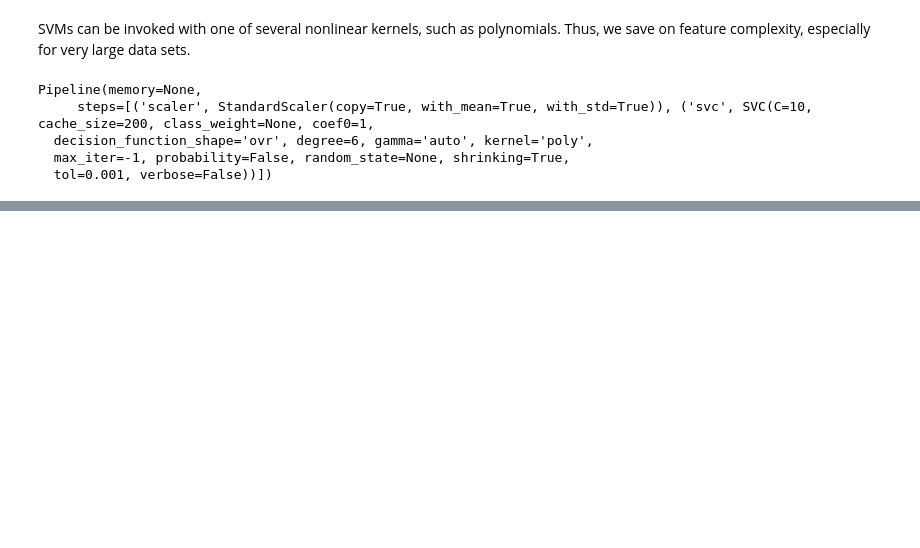
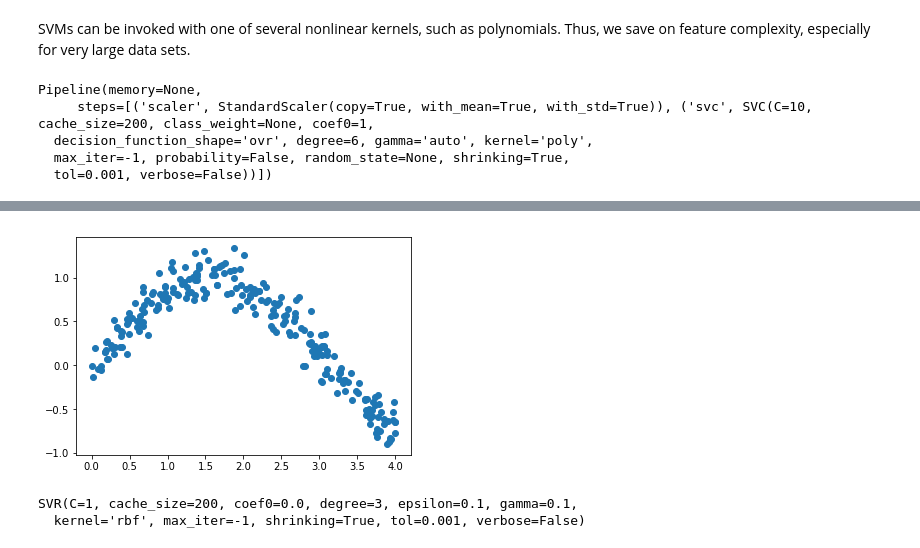
Before and after one commit to drpjm/python-ml-sandbox, a Jupyter notebook: Chapter05-SVM/SVM.ipynb, the cells around one changed output, grey strips where cells are left out. Saved outputs shown, nothing was run; the diff lists cells and outputs as text; code cells hidden in the pictures; blank space fills up the shorter version.

```diff
--- a/Chapter05-SVM/SVM.ipynb
+++ b/Chapter05-SVM/SVM.ipynb
@@ -192,0 +196,17 @@ plt.show()
+# %%
+# Make some data to fit with an SVR and polynomial kernel
+m = 250
+X = 4 * np.random.rand(m,1)
+y = np.sin(X).ravel() + 0.15 * np.random.randn(m,1).ravel()
+plt.scatter(X,y)
+plt.show()
+# %% [output]
+[figure, added]
+# %%
+from sklearn.svm import SVR
+
+svr_reg = SVR(kernel='rbf', C=1, gamma=0.1)
+svr_reg.fit(X,y)
+# %% [output]
+SVR(C=1, cache_size=200, coef0=0.0, degree=3, epsilon=0.1, gamma=0.1,
+  kernel='rbf', max_iter=-1, shrinking=True, tol=0.001, verbose=False)
```
Also changed, not shown: parts of 6 cells of this notebook.
